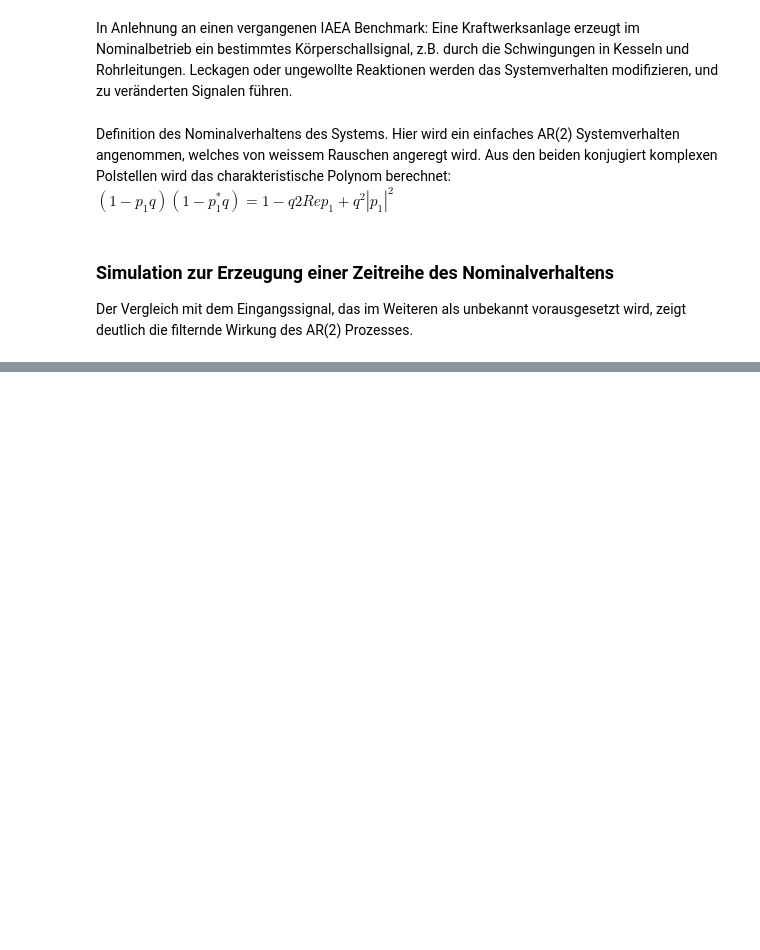
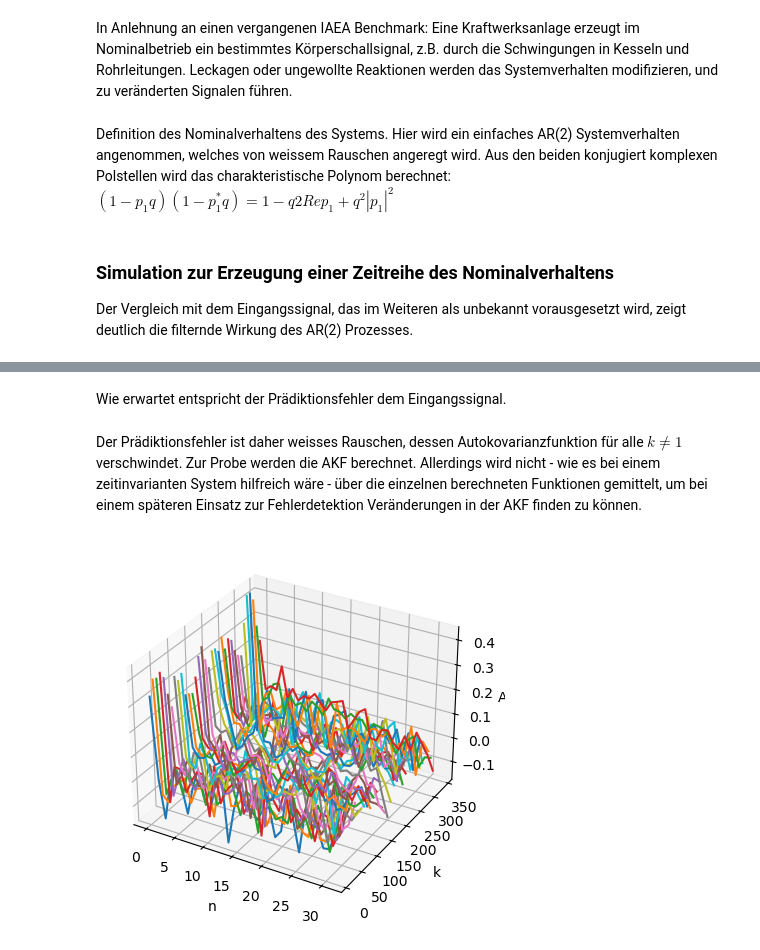
Before and after one commit to mayerd2/python_experiments, a Jupyter notebook: AR_anomaly_detection.ipynb, the cells around one changed output, grey strips where cells are left out. Saved outputs shown, nothing was run; the diff lists cells and outputs as text; code cells hidden in the pictures; blank space fills up the shorter version.

```diff
--- a/AR_anomaly_detection.ipynb
+++ b/AR_anomaly_detection.ipynb
@@ -55,0 +89,24 @@ Text(0, 0.5, 'y(k)')
+# %% [markdown]
+Wie erwartet entspricht der Prädiktionsfehler dem Eingangssignal.
+# %% [markdown]
+Der Prädiktionsfehler ist daher weisses Rauschen, dessen Autokovarianzfunktion für alle $k \neq 1$ verschwindet. Zur Probe werden die AKF berechnet. Allerdings wird nicht - wie es bei einem zeitinvarianten System hilfreich wäre - über die einzelnen berechneten Funktionen gemittelt, um bei einem späteren Einsatz zur Fehlerdetektion Veränderungen in der AKF finden zu können.
+# %%
+# Länge der AKF bzw. des Blocks der Zeitreihe
+l_AKF = 32
+
+k = 0
+plt.style.use('default')
+ax = plt.axes(projection='3d')
+while k+2*l_AKF<tsim:
+    AKF = np.zeros(l_AKF)
+    for n in range(0,l_AKF):
+        AKF[n] = np.dot(e[k:k+l_AKF],e[k+n:k+l_AKF+n])
+    k = k + 10
+    plt.plot(range(0,l_AKF) ,k, AKF)
+
+ax.set_xlabel("n")
+ax.set_ylabel("k")
+ax.set_zlabel("AKF")
+ax.view_init(elev=30, azim=-60, roll=0)
+# %% [output]
+[figure, added]
```
Also changed, not shown: parts of 24 cells of this notebook.
